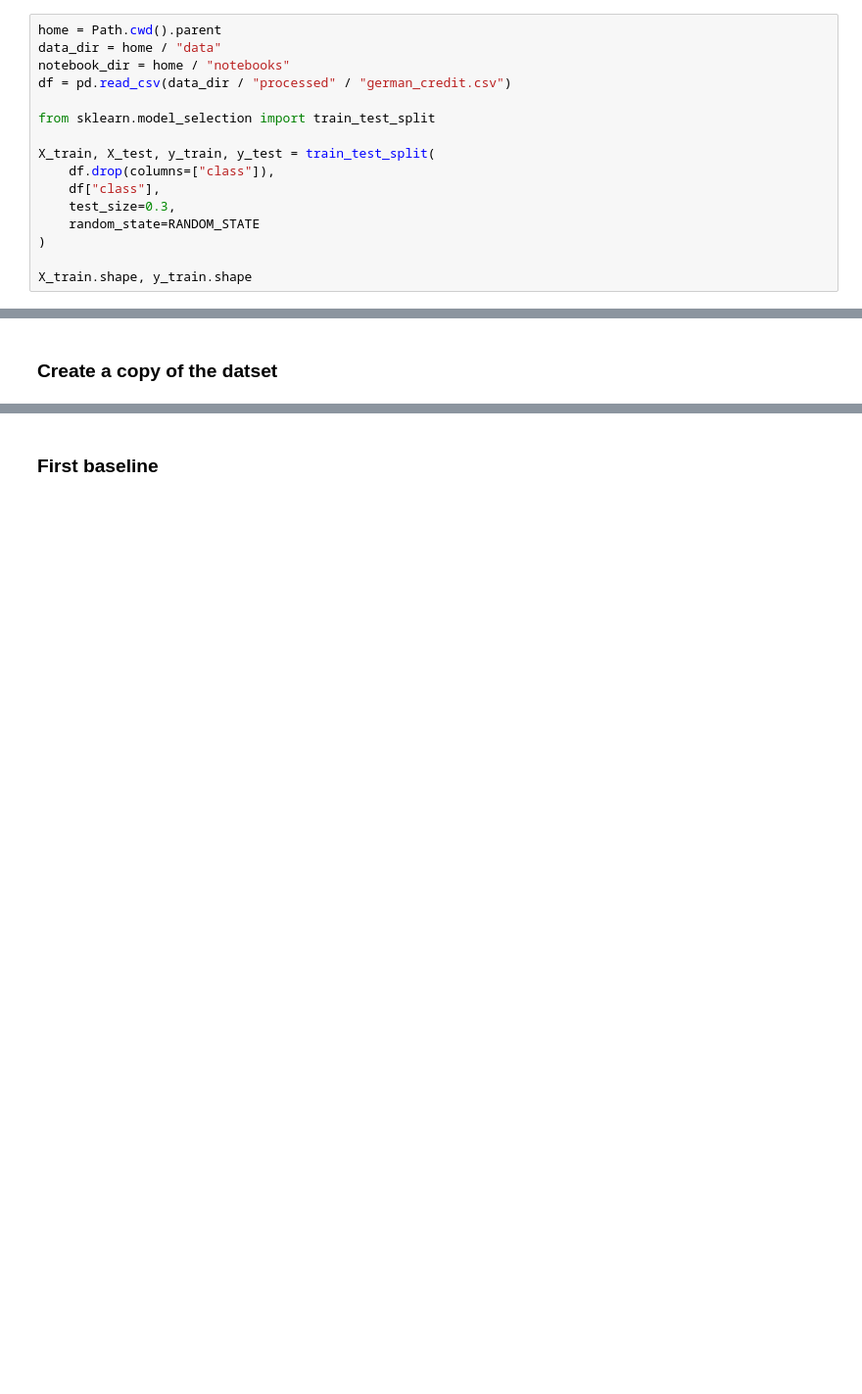
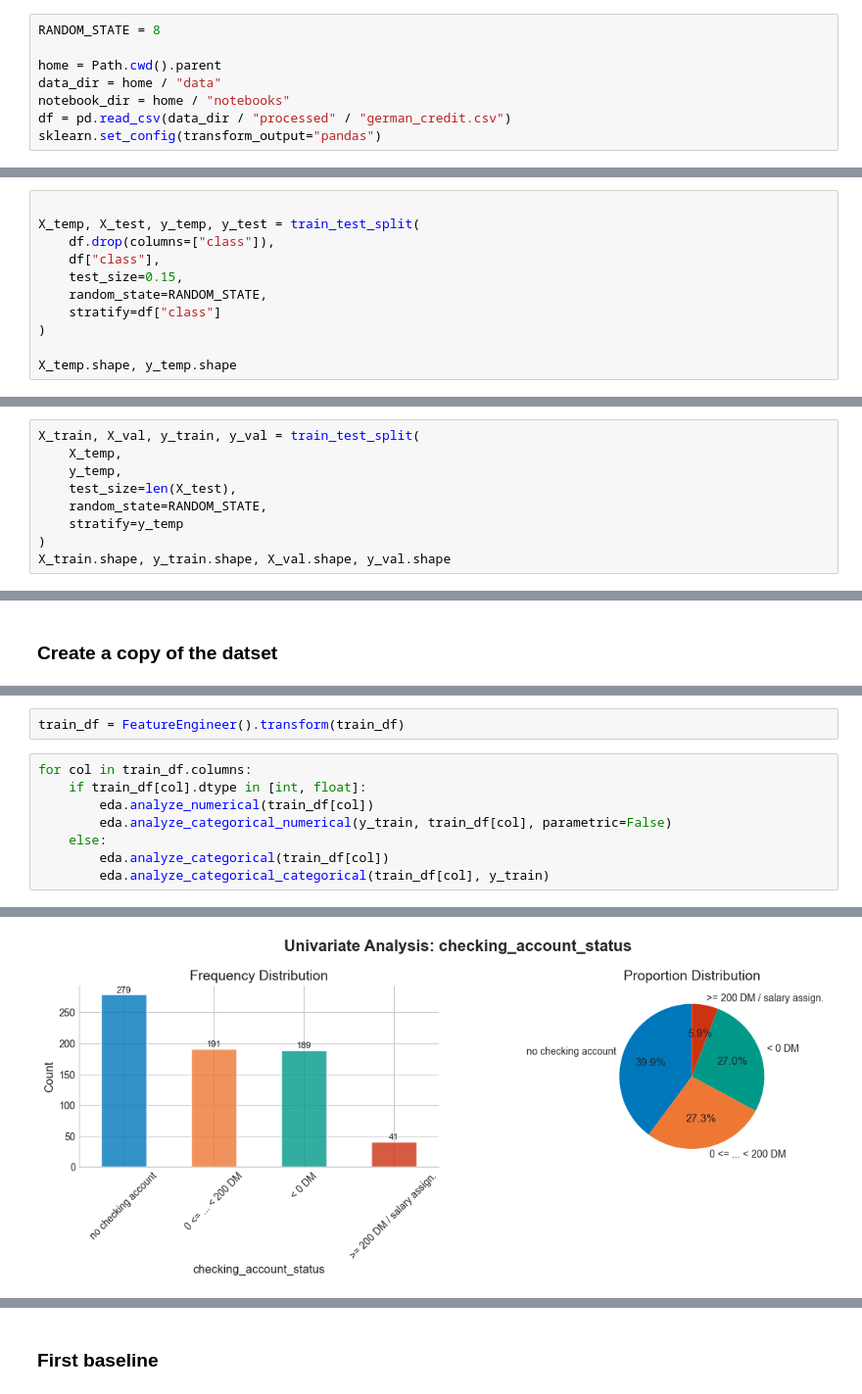
Before and after one commit to ntinasf/credit-risk-svm, a Jupyter notebook: notebooks/feature_engineering.ipynb, the cells around one changed output, grey strips where cells are left out. Shown at 98% size. Drawn from its saved outputs; the diff is of its cells as text; blank space fills up the shorter version.

```diff
--- a/notebooks/feature_engineering.ipynb
+++ b/notebooks/feature_engineering.ipynb
@@ -9,16 +14,8 @@ RANDOM_STATE = 6
 # %%
+RANDOM_STATE = 8
+
 home = Path.cwd().parent
 data_dir = home / "data"
 notebook_dir = home / "notebooks"
 df = pd.read_csv(data_dir / "processed" / "german_credit.csv")
-
-from sklearn.model_selection import train_test_split
-
-X_train, X_test, y_train, y_test = train_test_split(
-    df.drop(columns=["class"]),
-    df["class"],
-    test_size=0.3,
-    random_state=RANDOM_STATE
-)
-
-X_train.shape, y_train.shape
+sklearn.set_config(transform_output="pandas")
@@ -26,0 +25,11 @@ X_train.shape, y_train.shape
+# %%
+
+X_temp, X_test, y_temp, y_test = train_test_split(
+    df.drop(columns=["class"]),
+    df["class"],
+    test_size=0.15,
+    random_state=RANDOM_STATE,
+    stratify=df["class"]
+)
+
+X_temp.shape, y_temp.shape
@@ -26,0 +38,9 @@ X_train.shape, y_train.shape
+# %%
+X_train, X_val, y_train, y_val = train_test_split(
+    X_temp,
+    y_temp,
+    test_size=len(X_test),
+    random_state=RANDOM_STATE,
+    stratify=y_temp
+)
+X_train.shape, y_train.shape, X_val.shape, y_val.shape
@@ -139,0 +74,11 @@ train_enc_1.shape
+# %%
+train_df = FeatureEngineer().transform(train_df)
+# %%
+for col in train_df.columns:
+    if train_df[col].dtype in [int, float]:
+        eda.analyze_numerical(train_df[col])
+        eda.analyze_categorical_numerical(y_train, train_df[col], parametric=False)
+    else:
+        eda.analyze_categorical(train_df[col])
+        eda.analyze_categorical_categorical(train_df[col], y_train)
+# %% [output]
@@ -139,0 +104 @@ train_enc_1.shape
+[figure, added]
```
Also changed, not shown: parts of 138 cells of this notebook, 49 other files.
